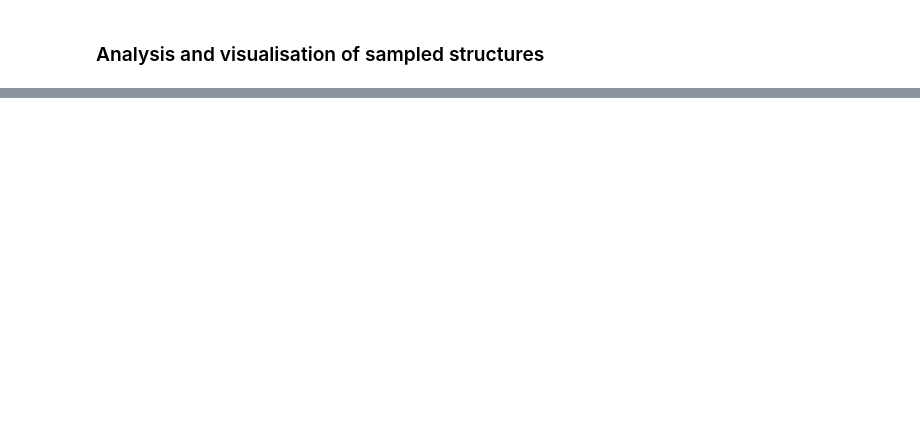
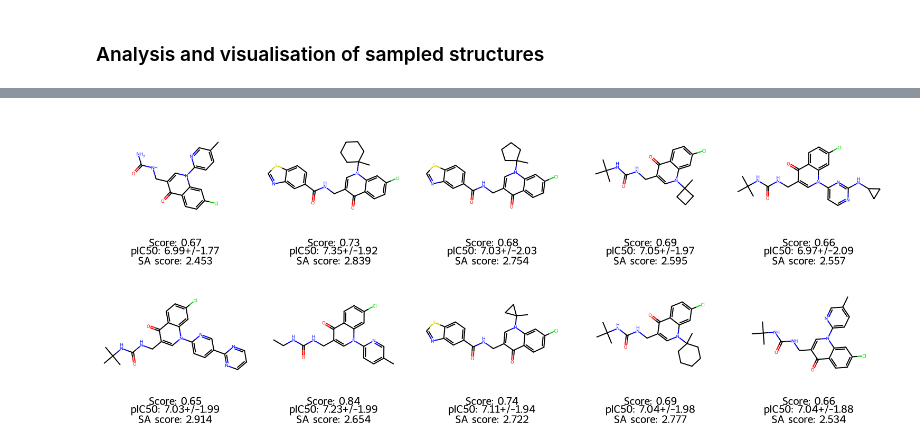
Before and after one commit to cmwoodley/GP_QSAR_notebooks, a Jupyter notebook: Libinvent/notebooks/02-sampling_workflow.ipynb, the cells around one changed output, grey strips where cells are left out. Saved outputs shown, nothing was run; the diff lists cells and outputs as text; code cells hidden in the pictures; blank space fills up the shorter version.

```diff
--- a/Libinvent/notebooks/02-sampling_workflow.ipynb
+++ b/Libinvent/notebooks/02-sampling_workflow.ipynb
@@ -254,0 +236,26 @@ NameError: name 'sampled_mols' is not defined
+# %%
+# Selection by GPO method
+
+# Cutoff for custom score to select from balanced subset
+batch_df = sampled_mols.loc[sampled_mols["Custom_score"] > 0.65].reset_index(drop=True)
+
+# Select batch with gPO method - maximise probability of best compound being within the batch
+selection, probs = models[0].batch_selection(batch_df.SMILES, method="gpo")
+
+selected_df = batch_df.loc[selection].reset_index(drop=True)
+
+batch_mols = [Chem.MolFromSmiles(x) for x in selected_df.SMILES]
+
+legends = []
+for i in range(len(batch_mols)):
+    legends.append("Score: {:.2f}\npIC50: {:.2f}+/-{:.2f}\nSA score: {:.3f}".format(
+        batch_df["Custom_score"].to_numpy()[i],
+        batch_df["JNK1_PIC50"].to_numpy()[i],batch_df["JNK1_PIC50_std"].to_numpy()[i],
+        batch_df["SA_score"][i]
+    ))
+
+# UCB_score.to_csv("../outputs/20240920_top_25.csv")
+
+Draw.MolsToGridImage(batch_mols, useSVG=False, legends=legends, drawOptions=opts, molsPerRow=5, subImgSize=(300,300))
+# %% [output]
+[figure, added]
```
Also changed, not shown: parts of 9 cells of this notebook, 3 other files.
